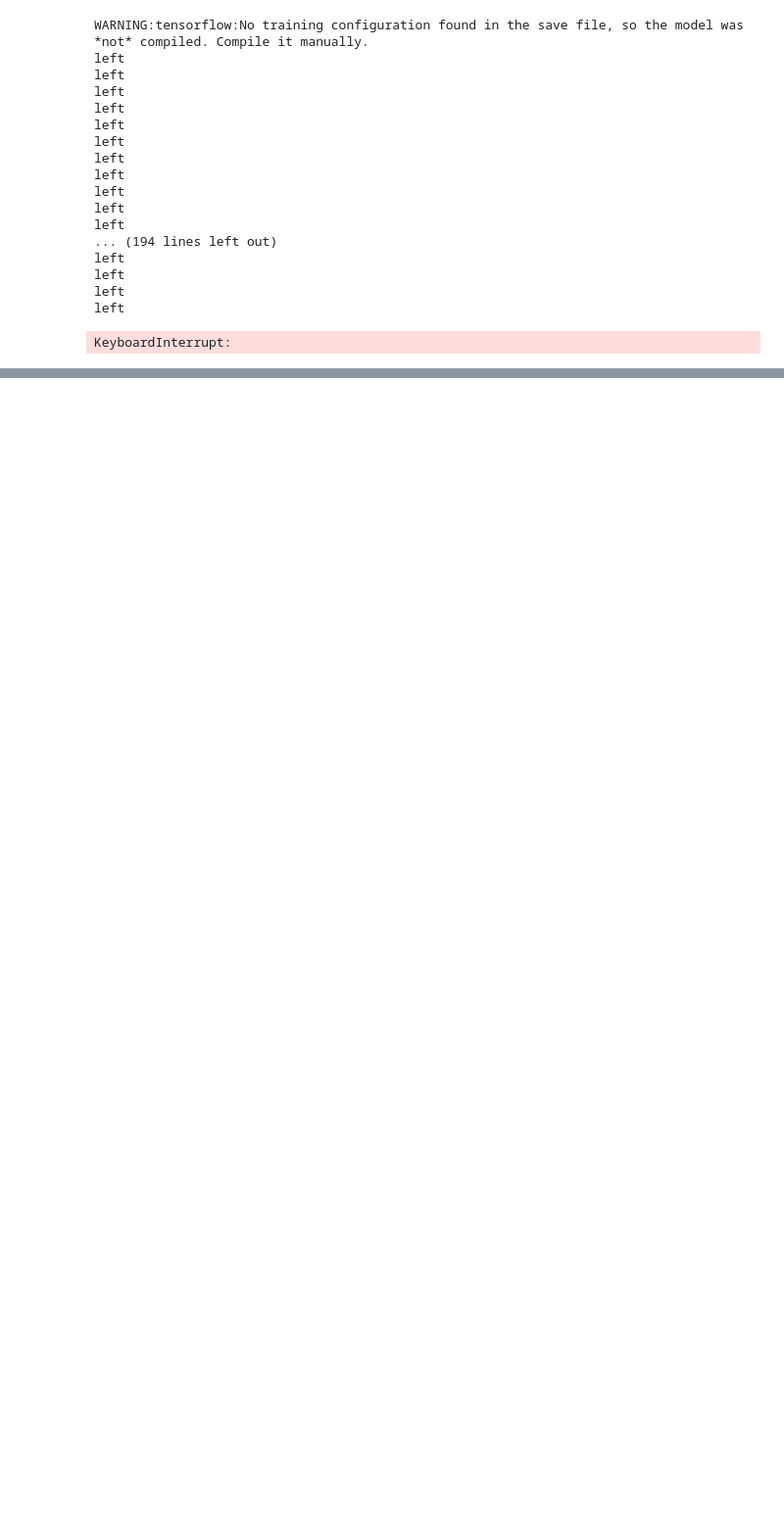
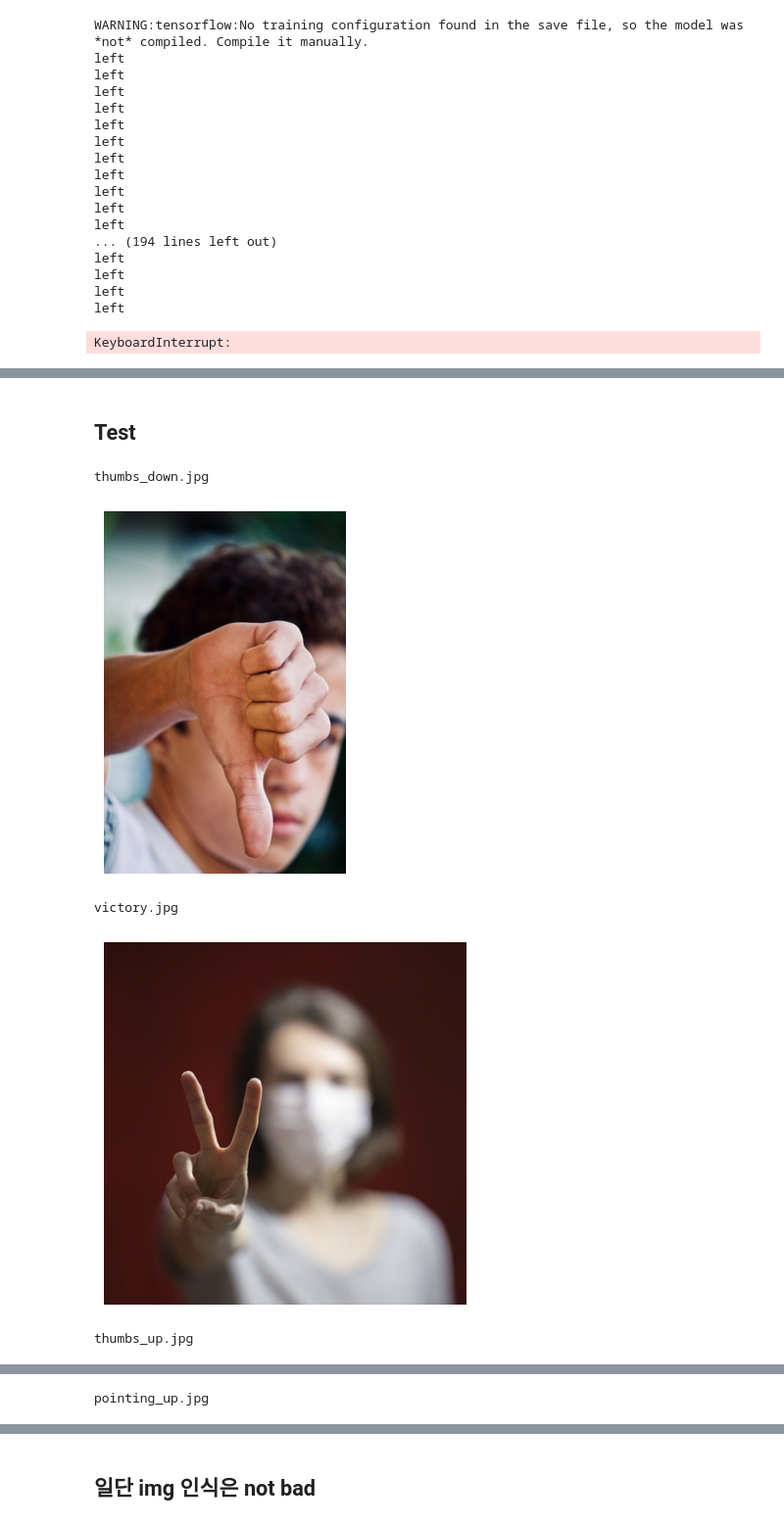
Before and after one commit to dlsco123/openCV, a Jupyter notebook: game.ipynb, the cells around one changed output, grey strips where cells are left out. Shown at 98% size. Saved outputs shown, nothing was run; the diff lists cells and outputs as text; code cells hidden in the pictures; blank space fills up the shorter version.

```diff
--- a/game.ipynb
+++ b/game.ipynb
@@ -161,0 +259,42 @@ KeyboardInterrupt:
+# %% [markdown]
+## Test
+# %%
+IMAGE_FILENAMES = ['thumbs_down.jpg', 'victory.jpg', 'thumbs_up.jpg', 'pointing_up.jpg']
+
+for name in IMAGE_FILENAMES:
+  url = f'https://storage.googleapis.com/mediapipe-tasks/gesture_recognizer/{name}'
+  urllib.request.urlretrieve(url, name)
+# %%
+# from google.colab.patches import cv2_imshow
+import cv2
+import math
+import matplotlib.pyplot as plt
+
+DESIRED_HEIGHT = 480
+DESIRED_WIDTH = 480
+
+def resize_and_show(image):
+  h, w = image.shape[:2]
+  if h < w:
+    img = cv2.resize(image, (DESIRED_WIDTH, math.floor(h/(w/DESIRED_WIDTH))))
+  else:
+    img = cv2.resize(image, (math.floor(w/(h/DESIRED_HEIGHT)), DESIRED_HEIGHT))
+
+  # Convert the image from BGR to RGB color format
+  img_rgb = cv2.cvtColor(img, cv2.COLOR_BGR2RGB)
+
+  # Use plt.imshow() to show the image
+  plt.imshow(img_rgb)
+  plt.show()
+
+# Preview the images.
+images = {name: cv2.imread(name) for name in IMAGE_FILENAMES}
+for name, image in images.items():
+  print(name)
+  resize_and_show(image)
+# %% [output]
+thumbs_down.jpg
+[figure, added]
+victory.jpg
+[figure, added]
+thumbs_up.jpg
@@ -161,0 +302 @@ KeyboardInterrupt:
+pointing_up.jpg
@@ -161,0 +304,2 @@ KeyboardInterrupt:
+# %% [markdown]
+## 일단 img 인식은 not bad
```
Also changed, not shown: parts of 11 cells of this notebook, 5 other files.
